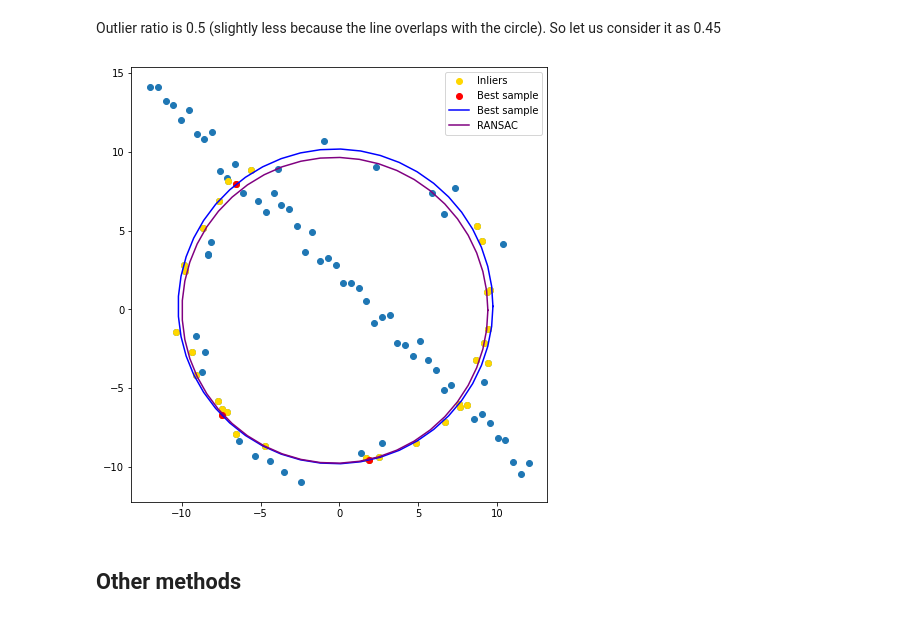
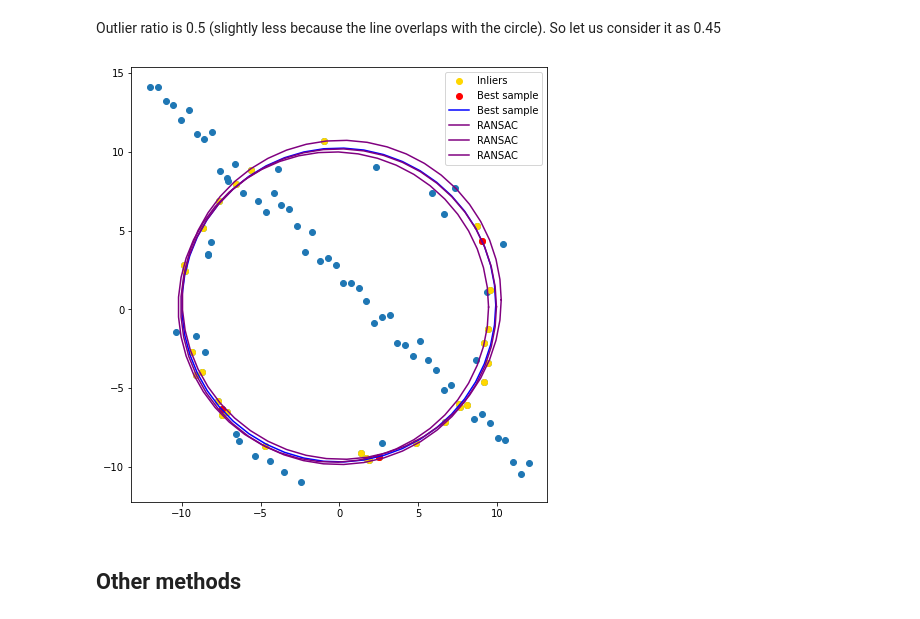
Before and after one commit to Avishka-Perera/UoM-S4-EN2550-Assignments, a Jupyter notebook: Answers/Assignment-2/assignment-2.ipynb, the cells around one changed output. Drawn from its saved outputs; the diff is of its cells as text; code cells hidden in the pictures.

```diff
--- a/Answers/Assignment-2/assignment-2.ipynb
+++ b/Answers/Assignment-2/assignment-2.ipynb
@@ -107,11 +107,7 @@ Inlier count:  128
 # %% [markdown]
 Outlier ratio is 0.5 (slightly less because the line overlaps with the circle). So let us consider it as 0.45
 # %%
-e = 0.45
-p = 0.99
-s = 3
-d = 60
-t = 0.48
+e, p, s, d, t = 0.4, 0.99, 3, 60, 0.48
 
 N = np.log(1-p)/np.log(1-(1-e)**s)*10
 potential_circles = []
@@ -123,34 +119,34 @@ for _ in range(int(N)):
     samples = X[sample_indices]
     r, h, k = findCircle(samples)
     inliers = findInliers(X, r, h, k, t)
     inlier_count = inliers.size
     if inlier_count > d:
         potential_circles.append({"circle": (r,h,k), "inlier_count": inlier_count, "samples": samples, "inliers": inliers})
         if inlier_count > max_inlier_count:
             max_inlier_count = inlier_count
             best_fit_index = potential_circles.__len__()-1
 
 _, ax = plt.subplots(figsize=(8,8))
 ax.set_aspect("equal")
 ax.scatter(X[:,0], X[:,1])
 
 for i, found_circle in enumerate(potential_circles):
     if i == best_fit_index:
         inliers = found_circle["inliers"]
         ax.scatter(inliers[:,0], inliers[:,1], color="gold", label="Inliers")
         samples = found_circle["samples"]
         ax.scatter(samples[:,0], samples[:,1], color="red", label="Best sample")
         r,h,k = found_circle["circle"]
         plotCircle(ax, r,h,k, "blue", "Best sample")
     else:
         r,h,k = found_circle["circle"]
         plotCircle(ax, r,h,k, "purple", "RANSAC")
 
 
 plt.legend()
 plt.show()
 # %% [output]
-[figure, old version]
+[figure, new version]
 # %% [markdown]
 ## Other methods
 # %%
```
Also changed, not shown: parts of 4 cells of this notebook.
